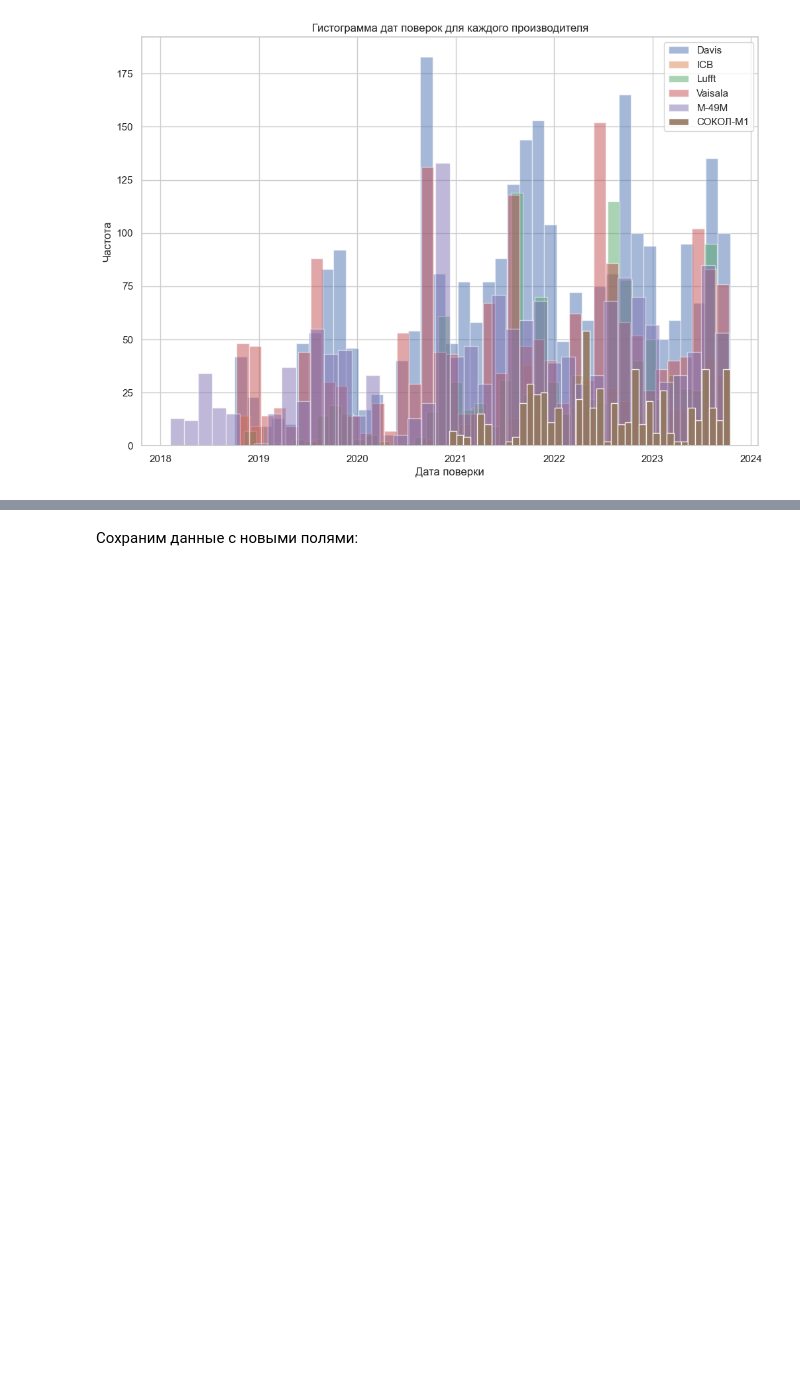
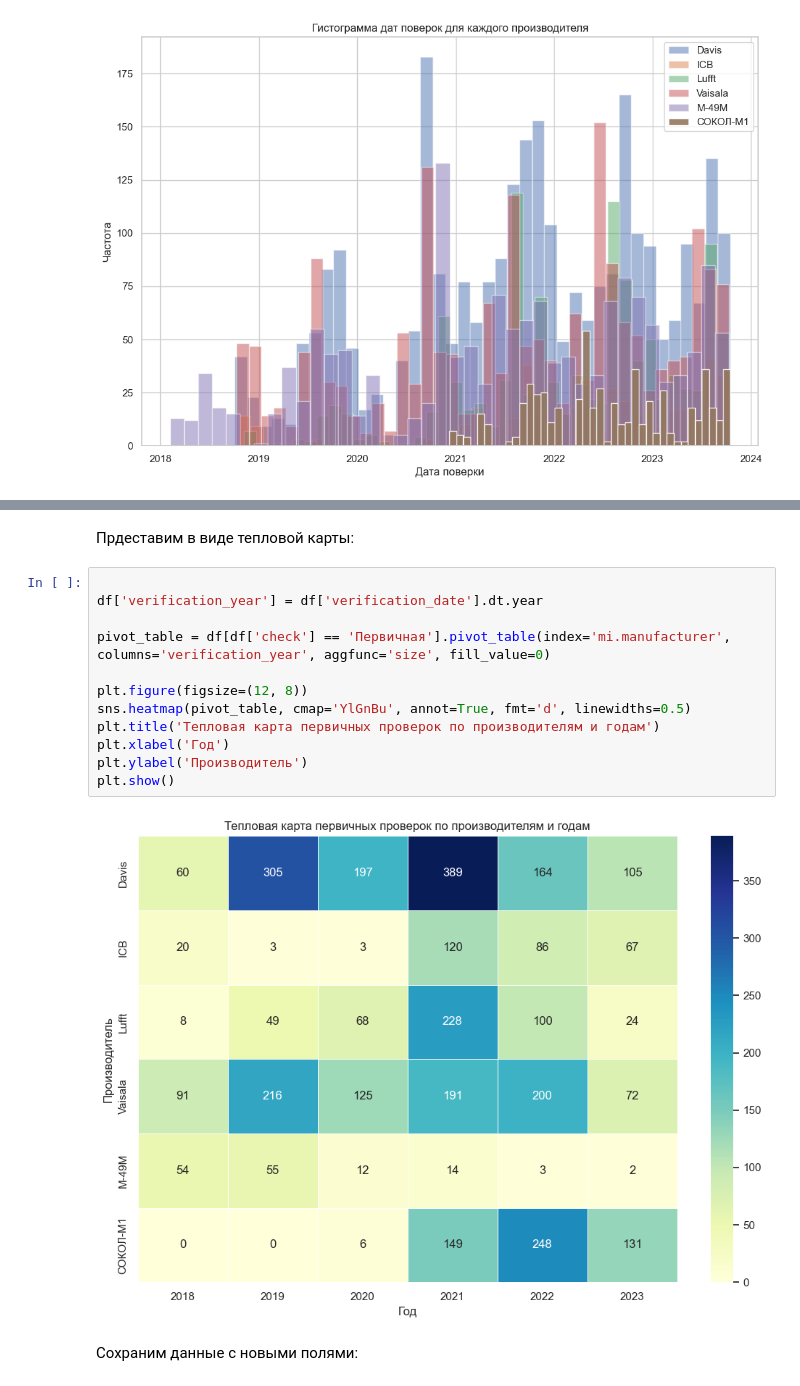
Before and after one commit to IgorMitrofanov/global-meteostation-verefication-data, a Jupyter notebook: analytics.ipynb, the cells around one changed output, grey strips where cells are left out. Cells and saved outputs as stored; diff of their text form; blank space fills up the shorter version.

```diff
--- a/analytics.ipynb
+++ b/analytics.ipynb
@@ -216,3 +235,19 @@ plt.show()
+# %% [markdown]
+Прдеставим в виде тепловой карты:
+# %%
+
+df['verification_year'] = df['verification_date'].dt.year
+
+pivot_table = df[df['check'] == 'Первичная'].pivot_table(index='mi.manufacturer', columns='verification_year', aggfunc='size', fill_value=0)
+
+plt.figure(figsize=(12, 8))
+sns.heatmap(pivot_table, cmap='YlGnBu', annot=True, fmt='d', linewidths=0.5)
+plt.title('Тепловая карта первичных проверок по производителям и годам')
+plt.xlabel('Год')
+plt.ylabel('Производитель')
+plt.show()
+# %% [output]
+[figure, added]
 # %% [markdown]
 Сохраним данные с новыми полями:
 # %%
```
Also changed, not shown: parts of 2 cells of this notebook, 1 other file.
